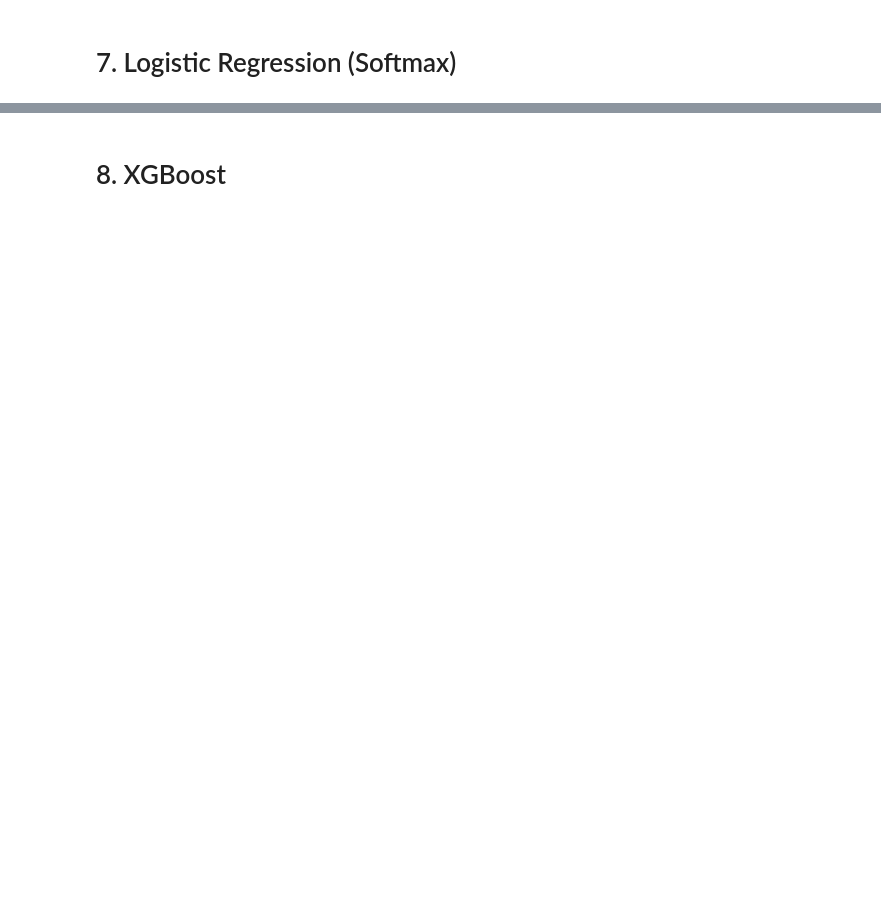
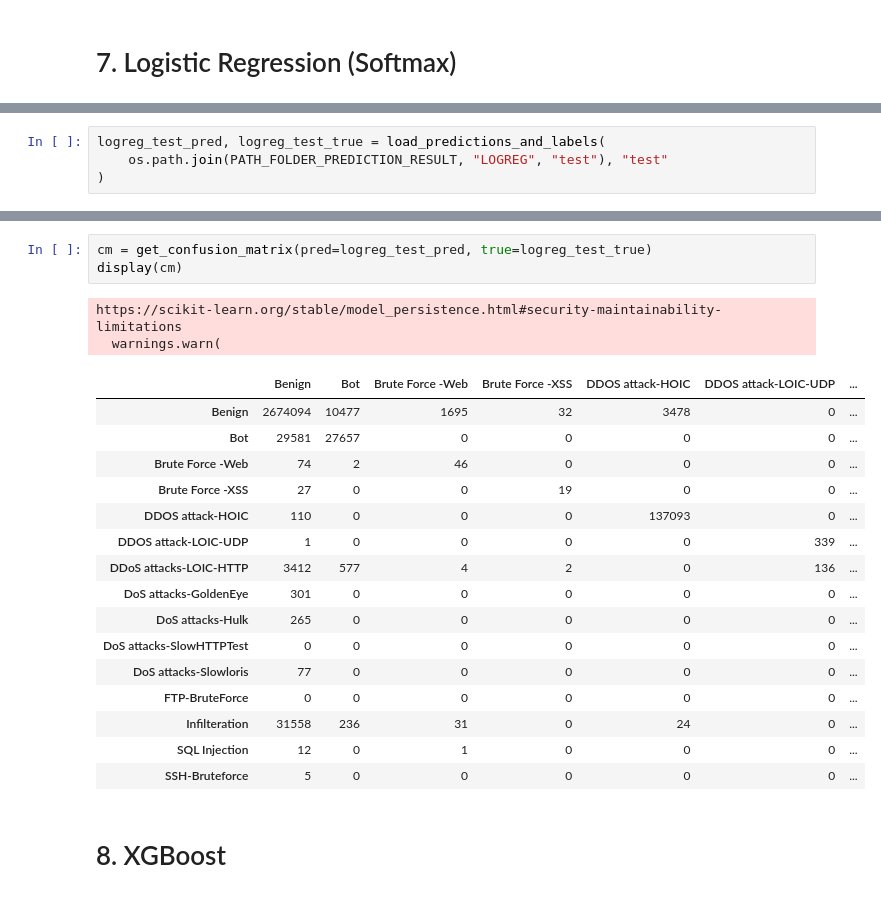
Before and after one commit to JoxNeis/ml-ids, a Jupyter notebook: mlids.ipynb, the cells around one changed output, grey strips where cells are left out. Saved outputs shown, nothing was run; the diff lists cells and outputs as text; blank space fills up the shorter version.

```diff
--- a/mlids.ipynb
+++ b/mlids.ipynb
@@ -2773,0 +3456,4 @@ display(cm)
+# %%
+logreg_test_pred, logreg_test_true = load_predictions_and_labels(
+    os.path.join(PATH_FOLDER_PREDICTION_RESULT, "LOGREG", "test"), "test"
+)
@@ -2774,2 +3484,24 @@ display(cm)
+# %%
+cm = get_confusion_matrix(pred=logreg_test_pred, true=logreg_test_true)
+display(cm)
+# %% [output]
+https://scikit-learn.org/stable/model_persistence.html#security-maintainability-limitations
+  warnings.warn(
+|  | Benign | Bot | Brute Force -Web | Brute Force -XSS | DDOS attack-HOIC | DDOS attack-LOIC-UDP | ... |
+| Benign | 2674094 | 10477 | 1695 | 32 | 3478 | 0 | ... |
+| Bot | 29581 | 27657 | 0 | 0 | 0 | 0 | ... |
+| Brute Force -Web | 74 | 2 | 46 | 0 | 0 | 0 | ... |
+| Brute Force -XSS | 27 | 0 | 0 | 19 | 0 | 0 | ... |
+| DDOS attack-HOIC | 110 | 0 | 0 | 0 | 137093 | 0 | ... |
+| DDOS attack-LOIC-UDP | 1 | 0 | 0 | 0 | 0 | 339 | ... |
+| DDoS attacks-LOIC-HTTP | 3412 | 577 | 4 | 2 | 0 | 136 | ... |
+| DoS attacks-GoldenEye | 301 | 0 | 0 | 0 | 0 | 0 | ... |
+| DoS attacks-Hulk | 265 | 0 | 0 | 0 | 0 | 0 | ... |
+| DoS attacks-SlowHTTPTest | 0 | 0 | 0 | 0 | 0 | 0 | ... |
+| DoS attacks-Slowloris | 77 | 0 | 0 | 0 | 0 | 0 | ... |
+| FTP-BruteForce | 0 | 0 | 0 | 0 | 0 | 0 | ... |
+| Infilteration | 31558 | 236 | 31 | 0 | 24 | 0 | ... |
+| SQL Injection | 12 | 0 | 1 | 0 | 0 | 0 | ... |
+| SSH-Bruteforce | 5 | 0 | 0 | 0 | 0 | 0 | ... |
 # %% [markdown]
 # 8. XGBoost
```
Also changed, not shown: parts of 81 cells of this notebook, 2 other files.
